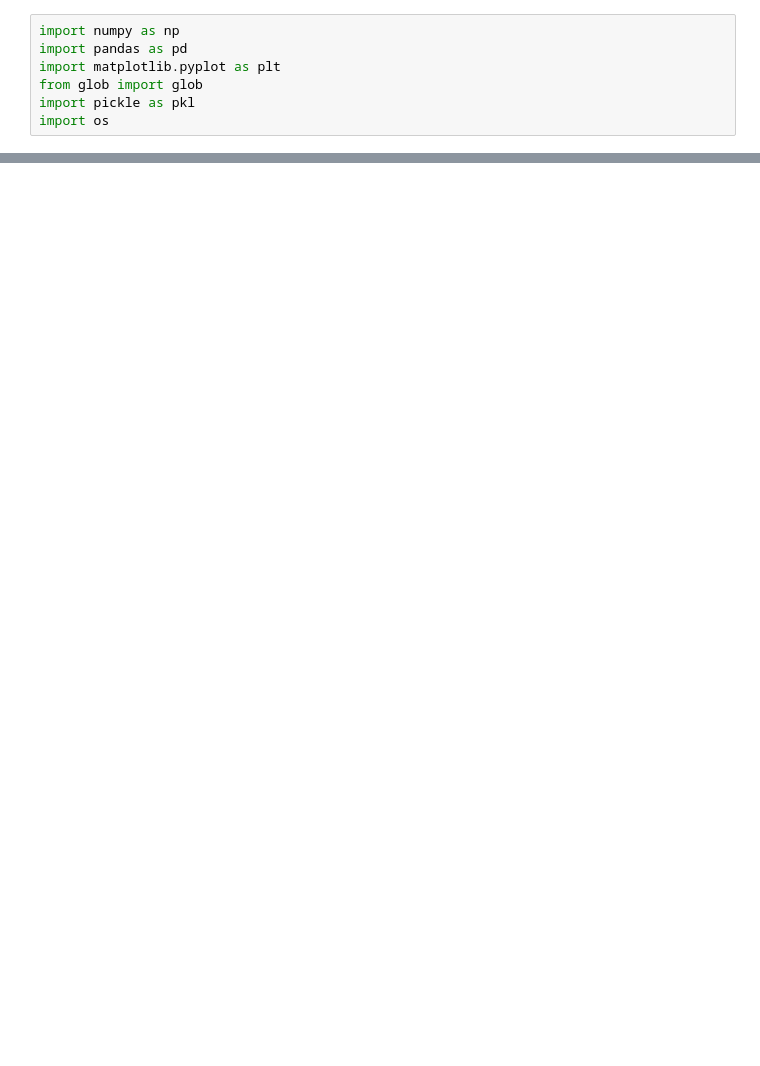
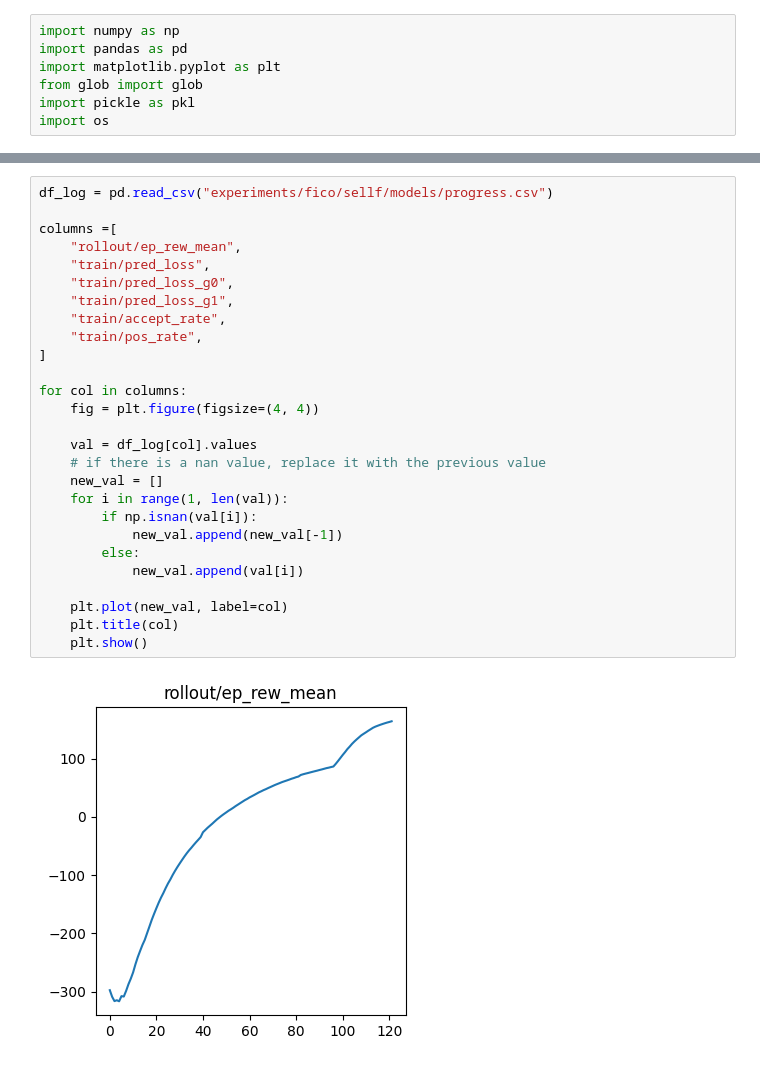
Before and after one commit to hiaac-finance/sellf, a Jupyter notebook: plots.ipynb, the cells around one changed output, grey strips where cells are left out. Drawn from its saved outputs; the diff is of its cells as text; blank space fills up the shorter version.

```diff
--- a/plots.ipynb
+++ b/plots.ipynb
@@ -36,0 +218,29 @@ for key, value in data.items():
+# %%
+df_log = pd.read_csv("experiments/fico/sellf/models/progress.csv")
+
+columns =[
+    "rollout/ep_rew_mean",
+    "train/pred_loss",
+    "train/pred_loss_g0",
+    "train/pred_loss_g1",
+    "train/accept_rate",
+    "train/pos_rate",
+]
+
+for col in columns:
+    fig = plt.figure(figsize=(4, 4))
+
+    val = df_log[col].values
+    # if there is a nan value, replace it with the previous value
+    new_val = []
+    for i in range(1, len(val)):
+        if np.isnan(val[i]):
+            new_val.append(new_val[-1])
+        else:
+            new_val.append(val[i])
+
+    plt.plot(new_val, label=col)
+    plt.title(col)
+    plt.show()
+# %% [output]
+[figure, added]
```
Also changed, not shown: parts of 16 cells of this notebook, 17 other files.
